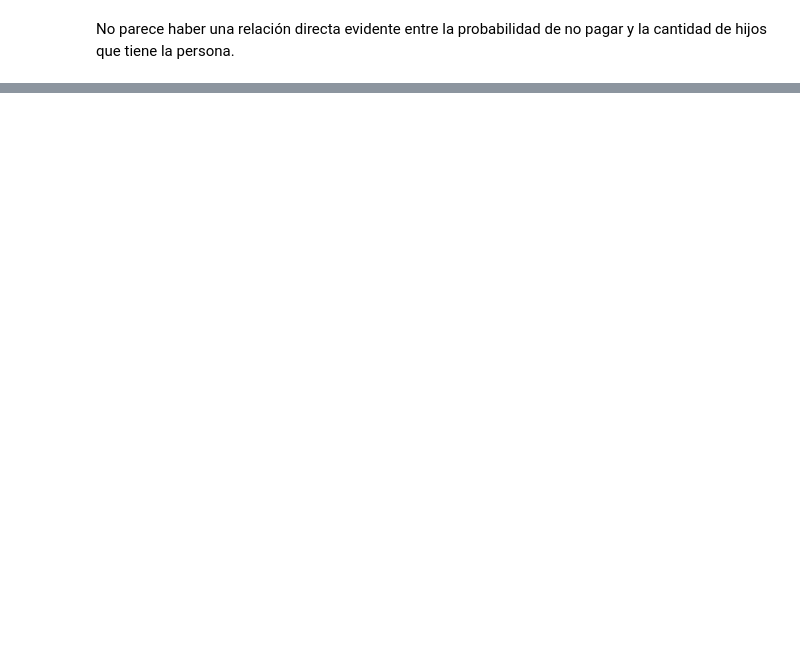
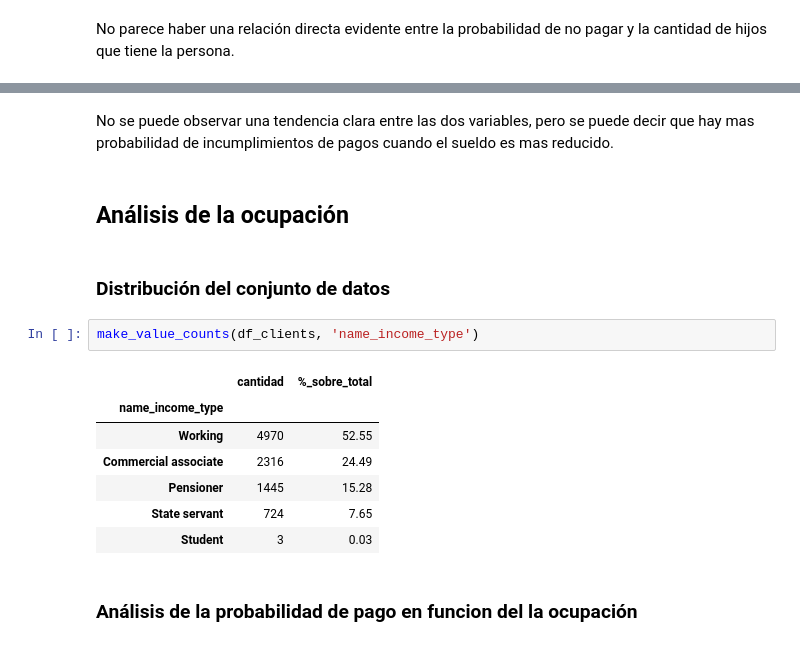
Before and after one commit to AgusTrulli/ML_Grupo_2, a Jupyter notebook: tp1_EDA.ipynb, the cells around one changed output, grey strips where cells are left out. Saved outputs shown, nothing was run; the diff lists cells and outputs as text; blank space fills up the shorter version.

```diff
--- a/tp1_EDA.ipynb
+++ b/tp1_EDA.ipynb
@@ -414,0 +446,18 @@ No parece haber una relación directa evidente entre la probabilidad de no pagar
+# %% [markdown]
+No se puede observar una tendencia clara entre las dos variables, pero se puede decir que hay mas probabilidad de incumplimientos de pagos cuando el sueldo es mas reducido.
+# %% [markdown]
+## Análisis de la ocupación
+# %% [markdown]
+### Distribución del conjunto de datos
+# %%
+make_value_counts(df_clients, 'name_income_type')
+# %% [output]
+|  | cantidad | %_sobre_total |
+| name_income_type |  |  |
+| Working | 4970 | 52.55 |
+| Commercial associate | 2316 | 24.49 |
+| Pensioner | 1445 | 15.28 |
+| State servant | 724 | 7.65 |
+| Student | 3 | 0.03 |
+# %% [markdown]
+### Análisis de la probabilidad de pago en funcion del la ocupación
```
Also changed, not shown: parts of 23 cells of this notebook.
